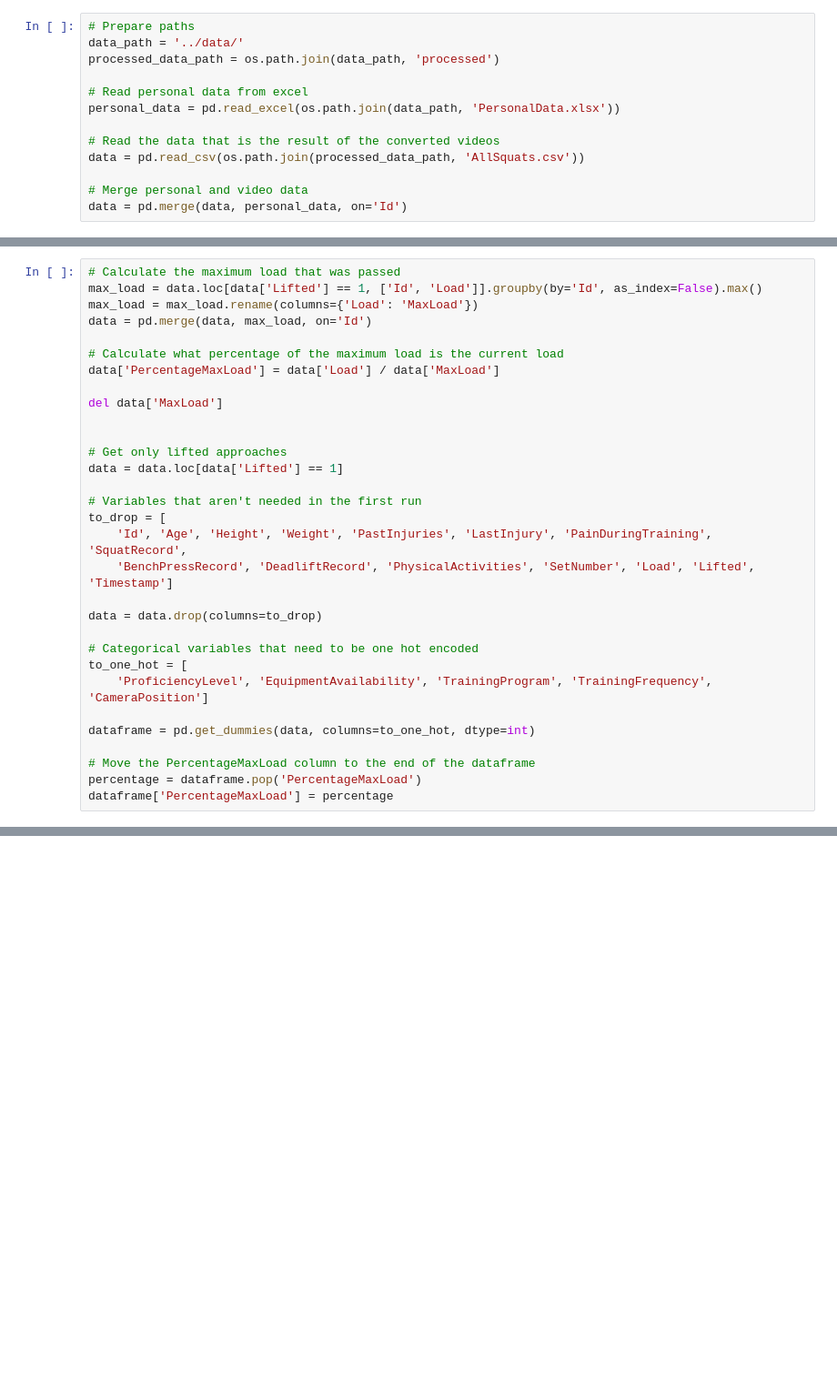
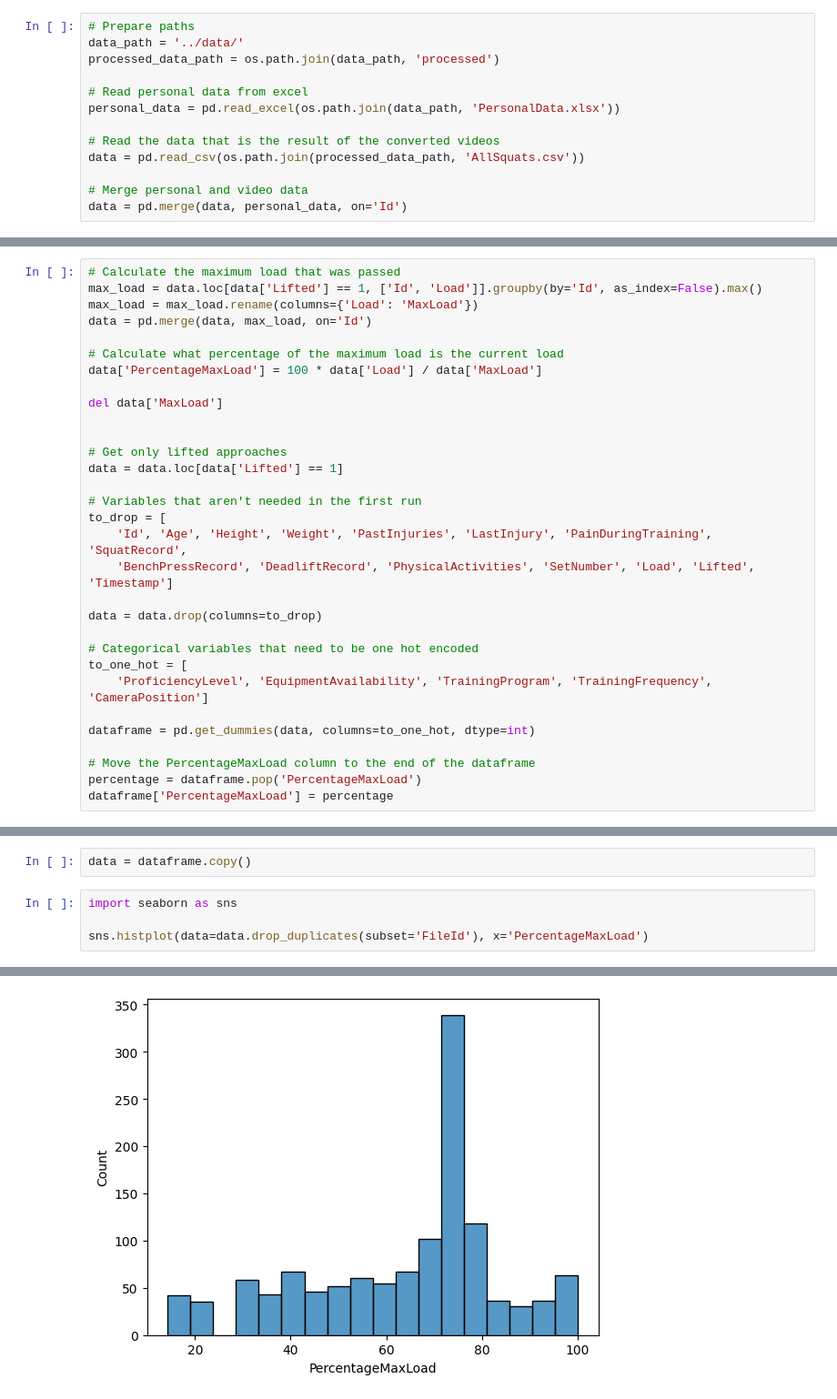
Before and after one commit to MateuszKunik/StrengthCoach, a Jupyter notebook: notebooks/preprocessing.ipynb, the cells around one changed output, grey strips where cells are left out. Shown at 91% size. Saved outputs shown, nothing was run; the diff lists cells and outputs as text; blank space fills up the shorter version.

```diff
--- a/notebooks/preprocessing.ipynb
+++ b/notebooks/preprocessing.ipynb
@@ -31,7 +64,7 @@ max_load = max_load.rename(columns={'Load': 'MaxLoad'})
 data = pd.merge(data, max_load, on='Id')
 
 # Calculate what percentage of the maximum load is the current load
-data['PercentageMaxLoad'] = data['Load'] / data['MaxLoad']
+data['PercentageMaxLoad'] = 100 * data['Load'] / data['MaxLoad']
 
 del data['MaxLoad']
 
@@ -103,0 +99,7 @@ loss_fn = MSELoss()
+# %%
+data = dataframe.copy()
+# %%
+import seaborn as sns
+
+sns.histplot(data=data.drop_duplicates(subset='FileId'), x='PercentageMaxLoad')
+# %% [output]
@@ -103,0 +107 @@ loss_fn = MSELoss()
+[figure, added]
```
Also changed, not shown: parts of 27 cells of this notebook.
